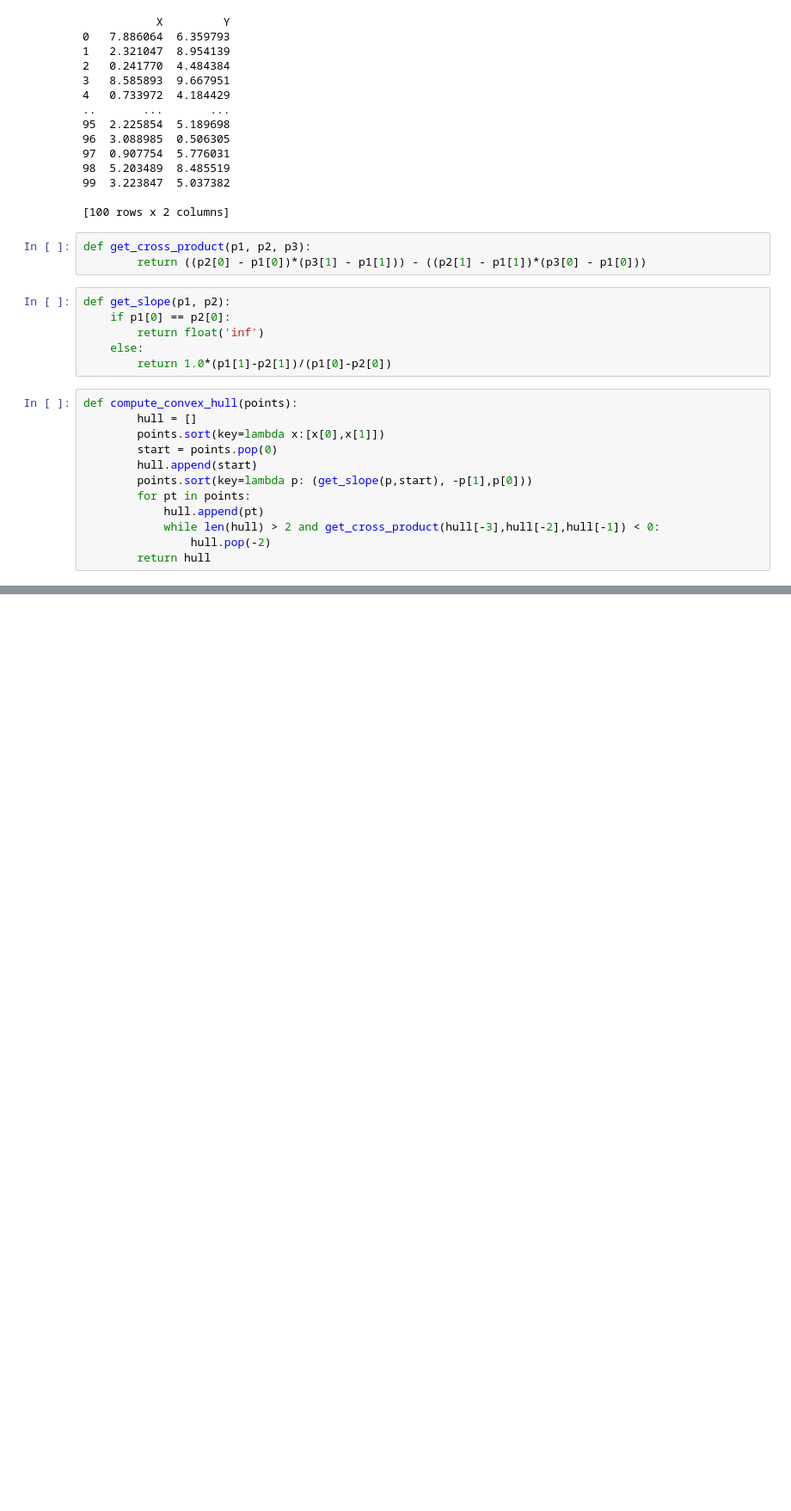
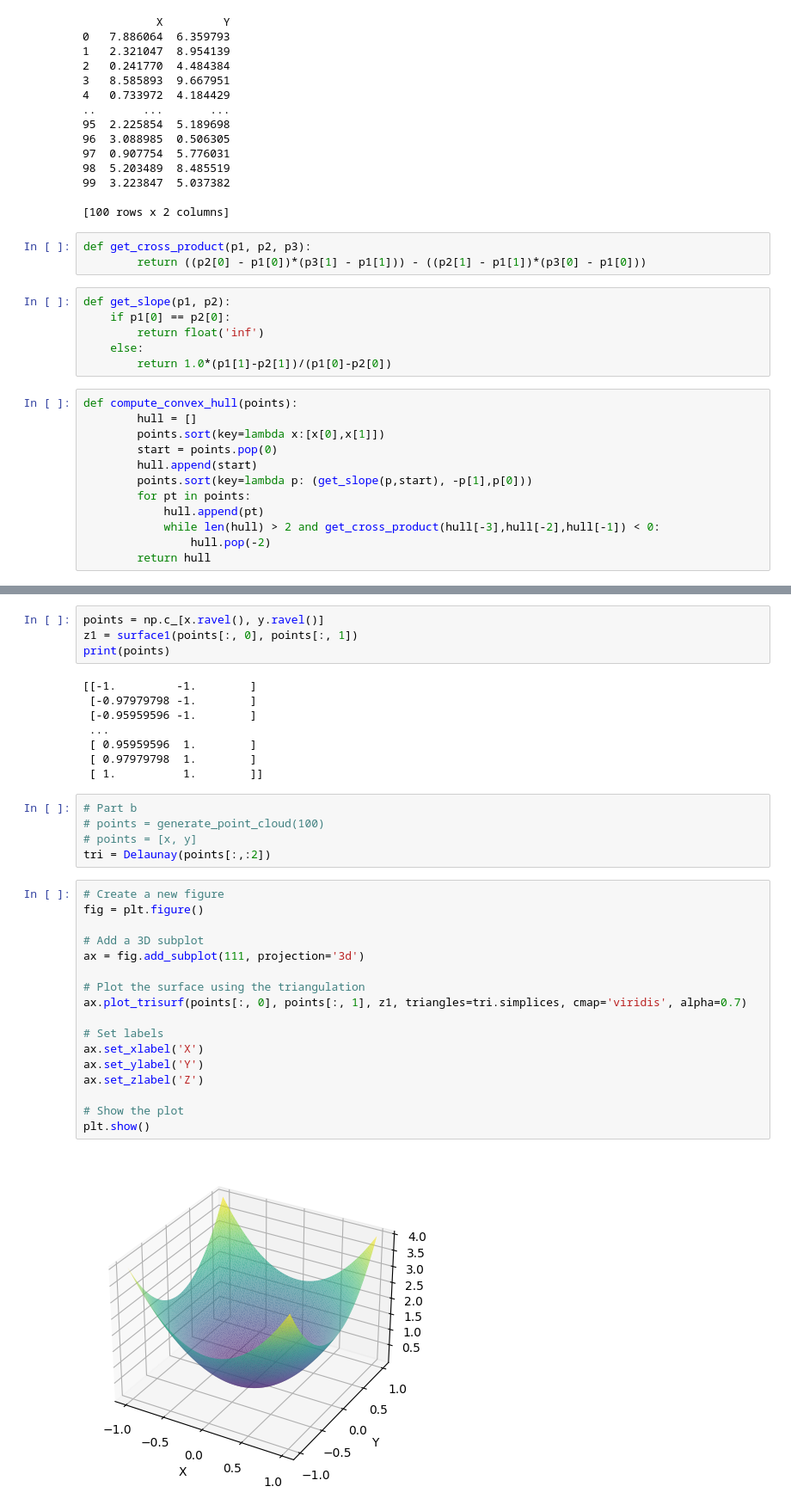
Before and after one commit to wcmelby/wcm_Phys129L_section, a Jupyter notebook: Section2.ipynb, the cells around one changed output, grey strips where cells are left out. Shown: that part at 86% size. Cells and saved outputs as stored; diff of their text form; blank space fills up the shorter version.

```diff
--- a/Section2.ipynb
+++ b/Section2.ipynb
@@ -62,0 +116,36 @@ def compute_convex_hull(points):
+# %%
+points = np.c_[x.ravel(), y.ravel()]
+z1 = surface1(points[:, 0], points[:, 1])
+print(points)
+# %% [output]
+[[-1.         -1.        ]
+ [-0.97979798 -1.        ]
+ [-0.95959596 -1.        ]
+ ...
+ [ 0.95959596  1.        ]
+ [ 0.97979798  1.        ]
+ [ 1.          1.        ]]
+# %%
+# Part b
+# points = generate_point_cloud(100)
+# points = [x, y]
+tri = Delaunay(points[:,:2])
+# %%
+# Create a new figure
+fig = plt.figure()
+
+# Add a 3D subplot
+ax = fig.add_subplot(111, projection='3d')
+
+# Plot the surface using the triangulation
+ax.plot_trisurf(points[:, 0], points[:, 1], z1, triangles=tri.simplices, cmap='viridis', alpha=0.7)
+
+# Set labels
+ax.set_xlabel('X')
+ax.set_ylabel('Y')
+ax.set_zlabel('Z')
+
+# Show the plot
+plt.show()
+# %% [output]
+[figure, added]
```
Also changed, not shown: parts of 11 cells of this notebook.
